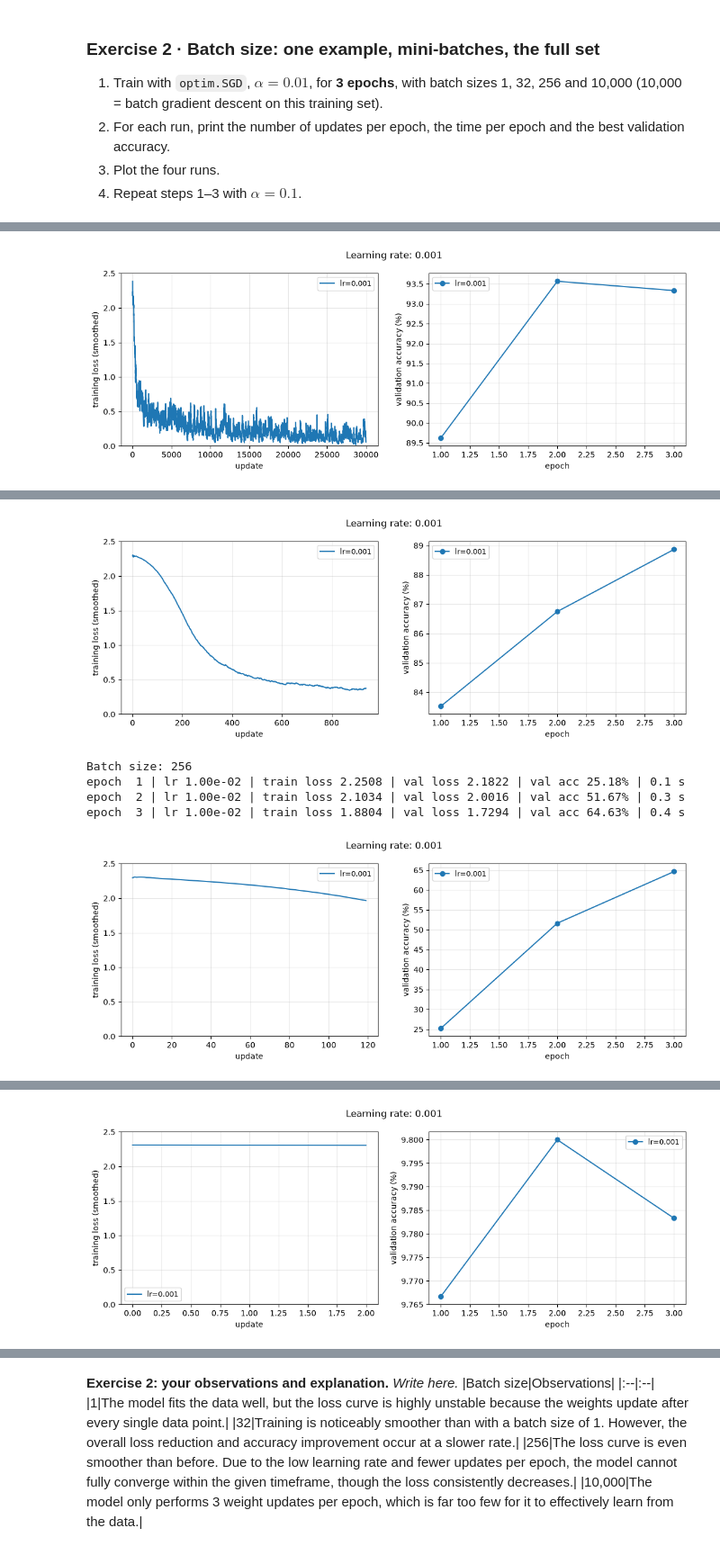
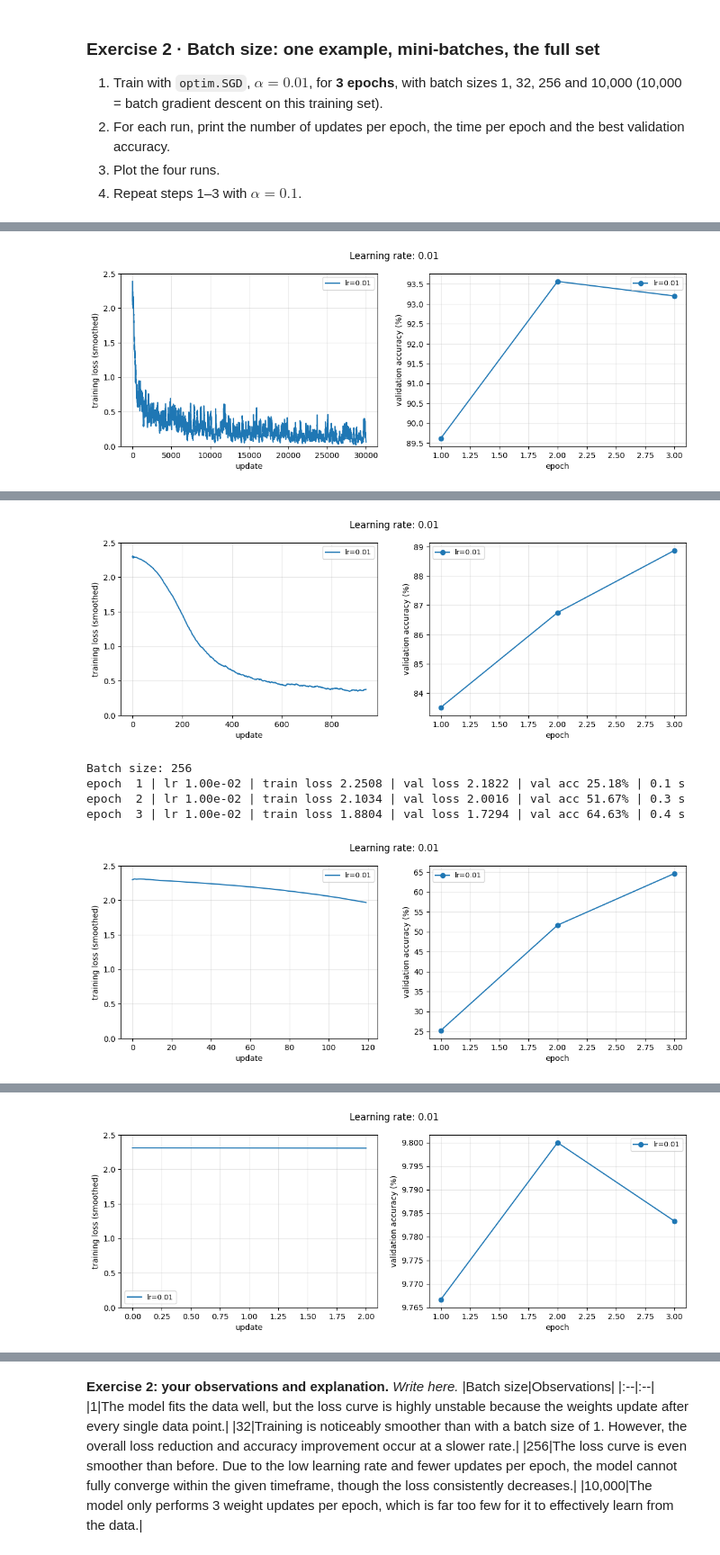
Before and after one commit to Radayou07/TP-AI, a Jupyter notebook: TP4_Optimization.ipynb, the cells around one changed output, grey strips where cells are left out. Shown at 90% size. Saved outputs shown, nothing was run; the diff lists cells and outputs as text; code cells hidden in the pictures.

```diff
--- a/TP4_Optimization.ipynb
+++ b/TP4_Optimization.ipynb
@@ -541,10 +542,12 @@ That being said, about the spike after try to manually  `batch_norm=True` it sti
 # %%
 # Exercise 2
 batch_size = [1, 32, 256, 10_000]
-for size in batch_size:
-    print(f"Batch size: {size}")
-    model = make_model(seed=0)
-    optimizer = torch.optim.SGD(model.parameters(), lr=0.01)
-    hist = fit(model, optimizer, make_loader(batch_size=size, n_train=10_000), 3)
-    plot_history({f"lr={lr}" :hist}, f"Learning rate: {lr}")
+for lr in [0.01, 0.1]:
+  print(f"Learning rate: {lr}")
+  for size in batch_size:
+      print(f"Batch size: {size}")
+      model = make_model(seed=0)
+      optimizer = torch.optim.SGD(model.parameters(), lr=lr)
+      hist = fit(model, optimizer, make_loader(batch_size=size, n_train=10_000), 3)
+      plot_history({f"lr={lr}" :hist}, f"Learning rate: {lr}")
 # %% [output]
@@ -555,3 +559,3 @@ epoch  3 | lr 1.00e-02 | train loss 0.1406 | val loss 0.2367 | val acc 93.33% |
-[figure, old version]
+[figure, new version]
 Batch size: 32
 epoch  1 | lr 1.00e-02 | train loss 1.4694 | val loss 0.6934 | val acc 83.52% | 0.5 s
@@ -560,8 +564,8 @@ epoch  3 | lr 1.00e-02 | train loss 0.3849 | val loss 0.3840 | val acc 88.87% |
-[figure, old version]
+[figure, new version]
 Batch size: 256
 epoch  1 | lr 1.00e-02 | train loss 2.2508 | val loss 2.1822 | val acc 25.18% | 0.1 s
 epoch  2 | lr 1.00e-02 | train loss 2.1034 | val loss 2.0016 | val acc 51.67% | 0.3 s
 epoch  3 | lr 1.00e-02 | train loss 1.8804 | val loss 1.7294 | val acc 64.63% | 0.4 s
-[figure, old version]
+[figure, new version]
 Batch size: 10000
 epoch  1 | lr 1.00e-02 | train loss 2.3101 | val loss 2.3070 | val acc 9.77% | 0.1 s
@@ -570 +574 @@ epoch  3 | lr 1.00e-02 | train loss 2.3036 | val loss 2.3006 | val acc 9.78% | 0
-[figure, old version]
+[figure, new version]
```
Also changed, not shown: parts of 14 cells of this notebook.
